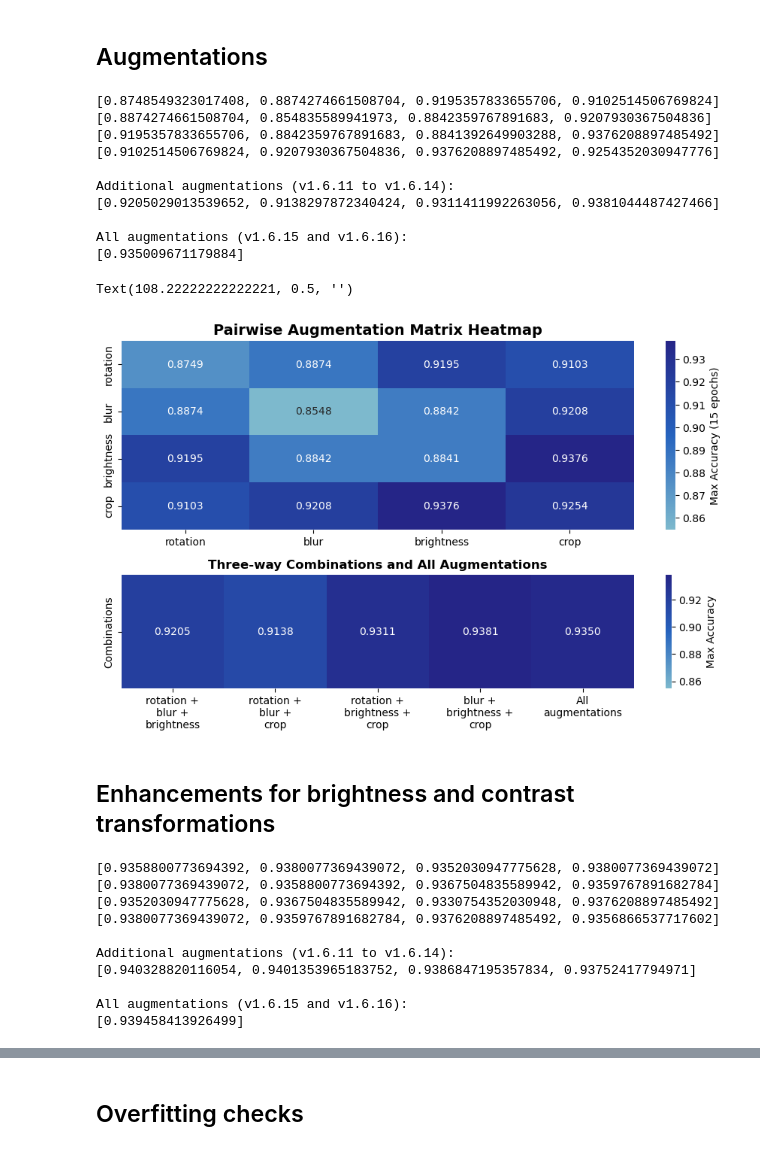
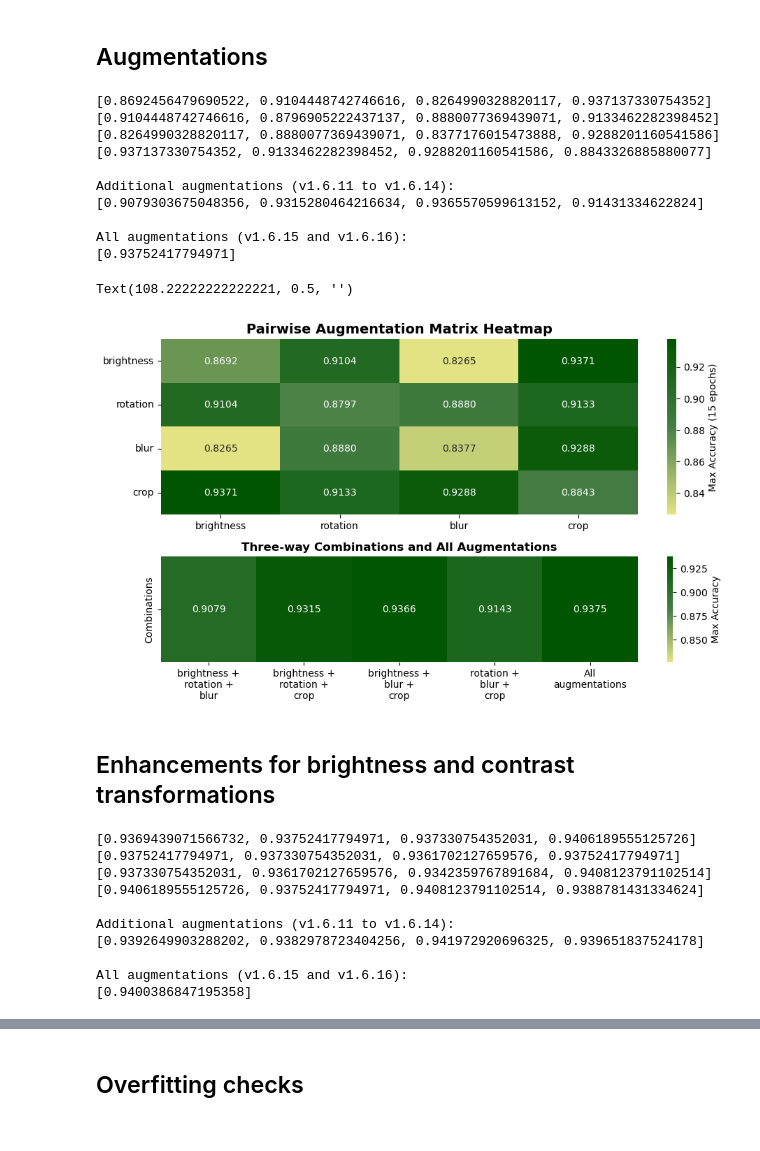
Before and after one commit to aurorapujols/treball-final-de-grau, a Jupyter notebook: notebooks/03_ssl_training.ipynb, the cells around one changed output, grey strips where cells are left out. Cells and saved outputs as stored; diff of their text form; code cells hidden in the pictures.

```diff
--- a/notebooks/03_ssl_training.ipynb
+++ b/notebooks/03_ssl_training.ipynb
@@ -7,16 +7,22 @@ from matplotlib.colors import LinearSegmentedColormap
 # %% [markdown]
 ## Augmentations
 # %%
-augmentations = ["rotation", "blur", "brightness", "crop"]
+augmentations = ["brightness", "rotation", "blur", "crop"]
 cmap_blue = LinearSegmentedColormap.from_list(
     "blues", ["#7db9cd", "#2663be", "#252587"]
 )
+cmap_green = LinearSegmentedColormap.from_list(
+    "yellow_green_darkgreen",
+    ["#e3e383",  # yellow
+     "#457e45",  # green
+     "#005500"]  # dark green
+)
 # %%
 augmentation_matrix = [[None] * 4 for _ in range(4)]
 order = [(0,0), (1,1), (2,2), (3,3), (0,1), (1,2), (2,3), (0,2), (1,3), (0,3)]
 
 for i in range(10):
-    df = pd.read_csv(f"ssl_history_ssl_augmentations_1.{i+1}.csv", sep=";")
+    df = pd.read_csv(f"data/ssl_history_ssl_augmentations_1.{i+1}.csv", sep=";")
     max_acc = float(df["val_accuracy"].max())
     time = float(df["time"].sum())
 
@@ -32,7 +38,7 @@ for row in augmentation_matrix:
 # Additional augmentations from v1.6.11 to v1.6.14
 additional_augmentations = []
 for i in range(11, 15):
-    df = pd.read_csv(f"ssl_history_ssl_augmentations_1.{i}.csv", sep=";")
+    df = pd.read_csv(f"data/ssl_history_ssl_augmentations_1.{i}.csv", sep=";")
     max_acc = float(df["val_accuracy"].max())
     additional_augmentations.append(max_acc)
 
@@ -42,23 +48,23 @@ print(additional_augmentations)
 # All augmentations combinations (v1.6.15 and v1.6.16)
 all_augmentations = []
 for i in range(15, 16):
-    df = pd.read_csv(f"ssl_history_ssl_augmentations_1.{i}.csv", sep=";")
+    df = pd.read_csv(f"data/ssl_history_ssl_augmentations_1.{i}.csv", sep=";")
     max_acc = float(df["val_accuracy"].max())
     all_augmentations.append(max_acc)
 
 print("\nAll augmentations (v1.6.15 and v1.6.16):")
 print(all_augmentations)
 # %% [output]
-[0.8748549323017408, 0.8874274661508704, 0.9195357833655706, 0.9102514506769824]
-[0.8874274661508704, 0.854835589941973, 0.8842359767891683, 0.9207930367504836]
-[0.9195357833655706, 0.8842359767891683, 0.8841392649903288, 0.9376208897485492]
-[0.9102514506769824, 0.9207930367504836, 0.9376208897485492, 0.9254352030947776]
+[0.8692456479690522, 0.9104448742746616, 0.8264990328820117, 0.937137330754352]
+[0.9104448742746616, 0.8796905222437137, 0.8880077369439071, 0.9133462282398452]
+[0.8264990328820117, 0.8880077369439071, 0.8377176015473888, 0.9288201160541586]
+[0.937137330754352, 0.9133462282398452, 0.9288201160541586, 0.8843326885880077]
 
 Additional augmentations (v1.6.11 to v1.6.14):
-[0.9205029013539652, 0.9138297872340424, 0.9311411992263056, 0.9381044487427466]
+[0.9079303675048356, 0.9315280464216634, 0.9365570599613152, 0.91431334622824]
 
 All augmentations (v1.6.15 and v1.6.16):
-[0.935009671179884]
+[0.93752417794971]
 # %%
 # Calculate global min and max for consistent color scaling
 all_values = []
@@ -78,7 +84,7 @@ ax1 = fig.add_subplot(gs[0, :])
 sns.heatmap(augmentation_matrix,
             annot=True,
             fmt='.4f',
-            cmap=cmap_blue,#'YlOrRd',
+            cmap=cmap_green,#'YlOrRd',
             xticklabels=augmentations,
             yticklabels=augmentations,
             cbar_kws={'label': 'Max Accuracy (15 epochs)'},
@@ -87,39 +93,39 @@ sns.heatmap(augmentation_matrix,
             ax=ax1)
 ax1.set_title('Pairwise Augmentation Matrix Heatmap', fontsize=14, fontweight='bold')
 
 # Second heatmap: 1x5 for additional augmentations (v1.6.11 to v1.6.15)
 ax2 = fig.add_subplot(gs[1, :])   # bottom row spans full width
 
 # Build a single row with 5 cells:
 # 4 three-way combinations + 1 all-augmentations value
 combined_matrix = [additional_augmentations + [all_augmentations[0]]]
-
+augmentations = ["brightness", "rotation", "blur", "crop"]
 xticklabels = [
-    'rotation +\nblur +\nbrightness',
+    'brightness +\nrotation +\nblur',
+    'brightness +\nrotation +\ncrop',
+    'brightness +\nblur +\ncrop',
     'rotation +\nblur +\ncrop',
-    'rotation +\nbrightness +\ncrop',
-    'blur +\nbrightness +\ncrop',
     'All\naugmentations'
 ]
 
 sns.heatmap(
     combined_matrix,
     annot=True,
     fmt='.4f',
-    cmap=cmap_blue,#'YlOrRd',
+    cmap=cmap_green,#'YlOrRd',
     xticklabels=xticklabels,
     yticklabels=['Combinations'],
     cbar_kws={'label': 'Max Accuracy'},
     vmin=vmin,
     vmax=vmax,
     ax=ax2
 )
 
 ax2.set_title('Three-way Combinations and All Augmentations', fontsize=12, fontweight='bold')
 ax2.set_ylabel('')
 # %% [output]
 Text(108.22222222222221, 0.5, '')
-[figure, old version]
+[figure, new version]
 # %% [markdown]
 ## Enhancements for brightness and contrast transformations
 # %%
@@ -136,7 +142,7 @@ enhancements_matrix = [[None] * 4 for _ in range(4)]
 order = [(0,0), (1,1), (2,2), (3,3), (0,1), (1,2), (2,3), (0,2), (1,3), (0,3)]
 
 for i in range(10):
-    df = pd.read_csv(f"ssl_history_ssl_augmentations_2.{i+1}.csv", sep=";")
+    df = pd.read_csv(f"data/ssl_history_ssl_augmentations_2.{i+1}.csv", sep=";")
     max_acc = float(df["val_accuracy"].max())
     time = float(df["time"].sum())
 
@@ -152,7 +158,7 @@ for row in enhancements_matrix:
 # Additional augmentations from v1.6.11 to v1.6.14
 additional_enhancements = []
 for i in range(11, 15):
-    df = pd.read_csv(f"ssl_history_ssl_augmentations_2.{i}.csv", sep=";")
+    df = pd.read_csv(f"data/ssl_history_ssl_augmentations_2.{i}.csv", sep=";")
     max_acc = float(df["val_accuracy"].max())
     additional_enhancements.append(max_acc)
 
@@ -162,23 +168,23 @@ print(additional_enhancements)
 # All augmentations combinations (v1.6.15 and v1.6.16)
 all_enhancements = []
 for i in range(15, 16):
-    df = pd.read_csv(f"ssl_history_ssl_augmentations_2.{i}.csv", sep=";")
+    df = pd.read_csv(f"data/ssl_history_ssl_augmentations_2.{i}.csv", sep=";")
     max_acc = float(df["val_accuracy"].max())
     all_enhancements.append(max_acc)
 
 print("\nAll augmentations (v1.6.15 and v1.6.16):")
 print(all_enhancements)
 # %% [output]
-[0.9358800773694392, 0.9380077369439072, 0.9352030947775628, 0.9380077369439072]
-[0.9380077369439072, 0.9358800773694392, 0.9367504835589942, 0.9359767891682784]
-[0.9352030947775628, 0.9367504835589942, 0.9330754352030948, 0.9376208897485492]
-[0.9380077369439072, 0.9359767891682784, 0.9376208897485492, 0.9356866537717602]
+[0.9369439071566732, 0.93752417794971, 0.937330754352031, 0.9406189555125726]
+[0.93752417794971, 0.937330754352031, 0.9361702127659576, 0.93752417794971]
+[0.937330754352031, 0.9361702127659576, 0.9342359767891684, 0.9408123791102514]
+[0.9406189555125726, 0.93752417794971, 0.9408123791102514, 0.9388781431334624]
 
 Additional augmentations (v1.6.11 to v1.6.14):
-[0.940328820116054, 0.9401353965183752, 0.9386847195357834, 0.93752417794971]
+[0.9392649903288202, 0.9382978723404256, 0.941972920696325, 0.939651837524178]
 
 All augmentations (v1.6.15 and v1.6.16):
-[0.939458413926499]
+[0.9400386847195358]
 # %%
 # Calculate global min and max for consistent color scaling
 all_values = []
```
Also changed, not shown: parts of 23 cells of this notebook, 21 other files.
